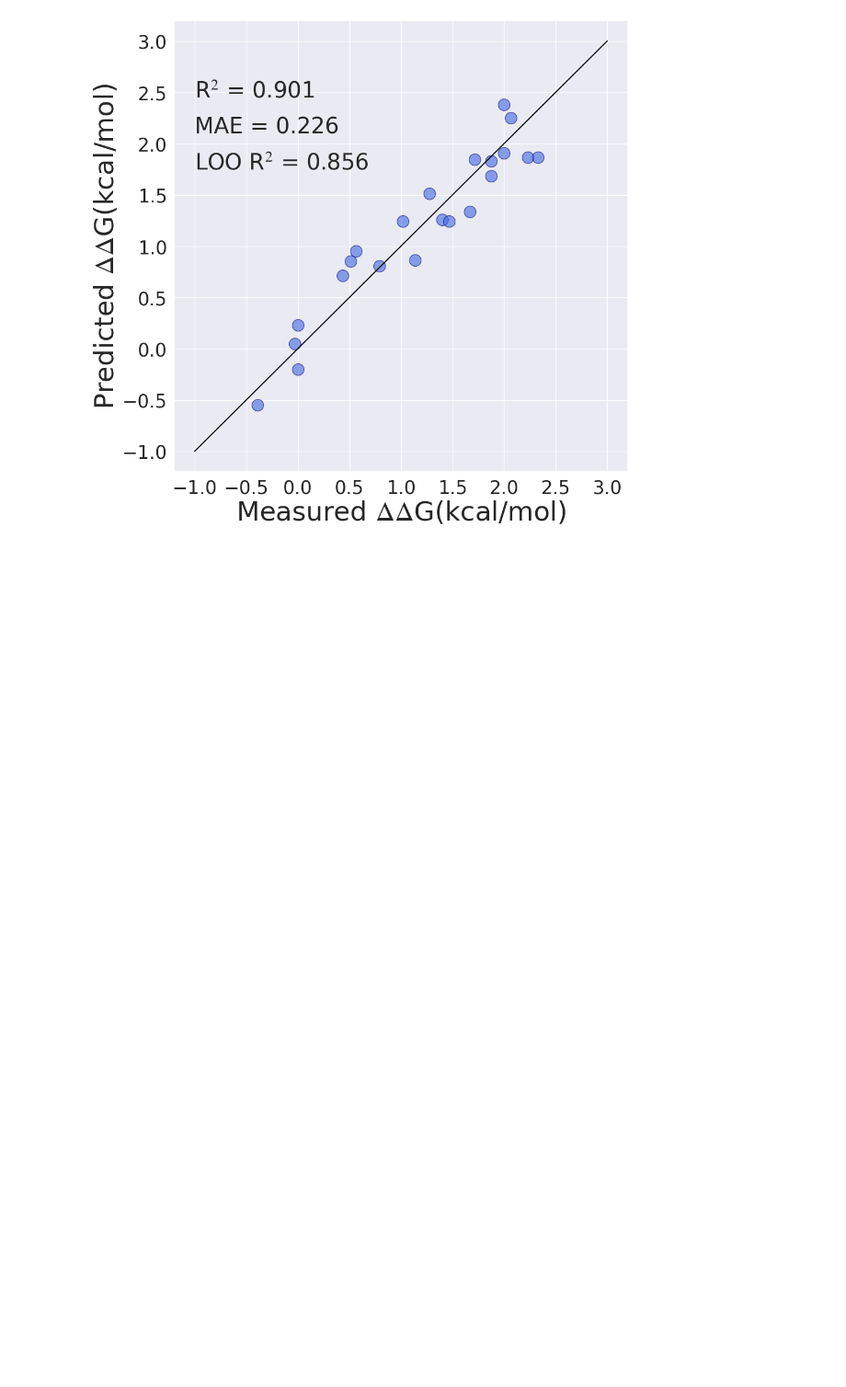
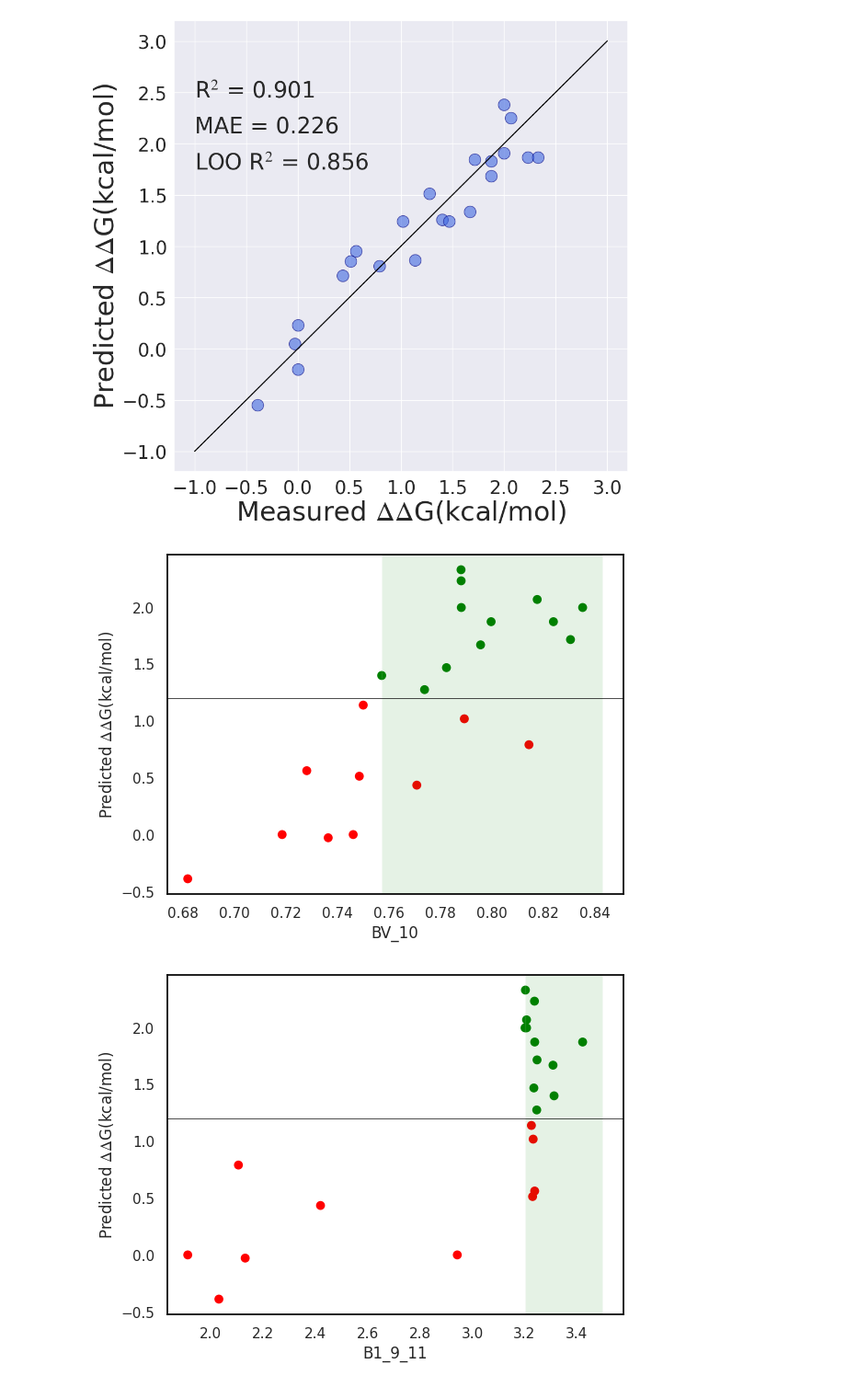
Before and after one commit to zju-ys/Nickel-MLR, a Jupyter notebook: Example.ipynb, the cells around one changed output. Shown at 92% size. Saved outputs shown, nothing was run; the diff lists cells and outputs as text; code cells hidden in the pictures; blank space fills up the shorter version.

```diff
--- a/Example.ipynb
+++ b/Example.ipynb
@@ -212,3 +213,39 @@ plt.text(-1,2.45,'R$^2$ = %.3f'%r2_score(test,pred),fontsize=30)
 plt.show()
 # %% [output]
 [figure]
+# %%
+threshold = 1.2
+for des in ['BV_10', 'B1_9_11', 'd_1_2']:
+
+    colors = ['green' if value > threshold else 'red' for value in ddG]
+    plt.scatter(combined_df[des], ddG, color=colors)
+    plt.axhline(y=threshold, color='black', linestyle='-', linewidth=0.5)
+
+    # 背景已经是白色，但如果您想明确设置：
+    plt.gca().set_facecolor('white')
+
+    # 设置边框颜色为黑色
+    for spine in plt.gca().spines.values():
+        spine.set_edgecolor('black')
+
+    # 使用条件表达式来确定绘制阴影区域的最小和最大x值
+    sele = [value for m, value in enumerate(combined_df[des]) if ddG[m] > threshold]
+    if min(sele) == min(combined_df[des]):
+        xmin = plt.xlim()[0]
+    else:
+        xmin = min(sele)
+    if max(sele) == max(combined_df[des]):
+        xmax = plt.xlim()[1]
+    else:
+        xmax=max(sele)
+    plt.axvspan(xmin=xmin, xmax=xmax, facecolor='green', alpha=0.1)
+
+    # 设置轴标签
+    plt.xlabel(des)
+    plt.ylabel('Predicted $\Delta \Delta $G(kcal/mol)')
+
+    # 显示图形
+    plt.show()
+# %% [output]
+[figure, added]
+[figure, added]
```
Also changed, not shown: parts of 4 cells of this notebook, 2 other files.
